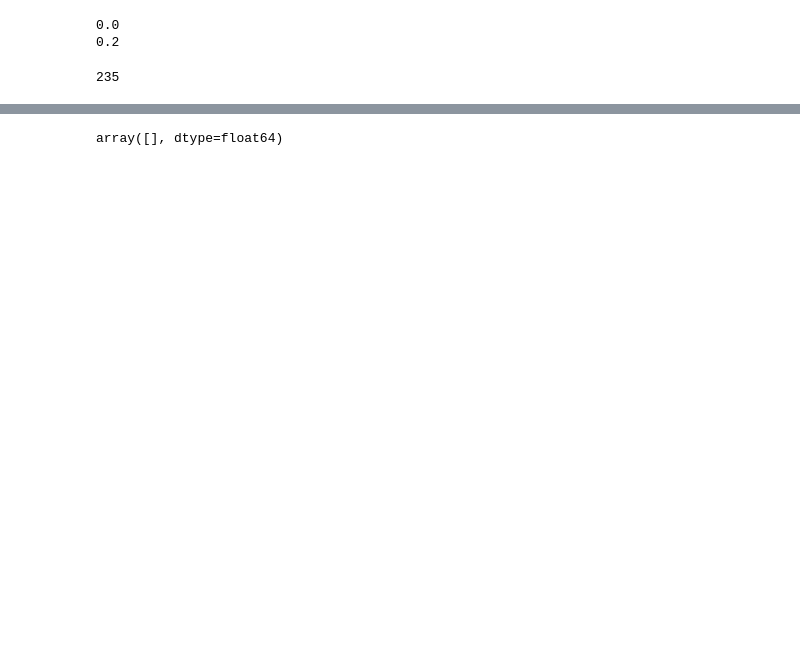
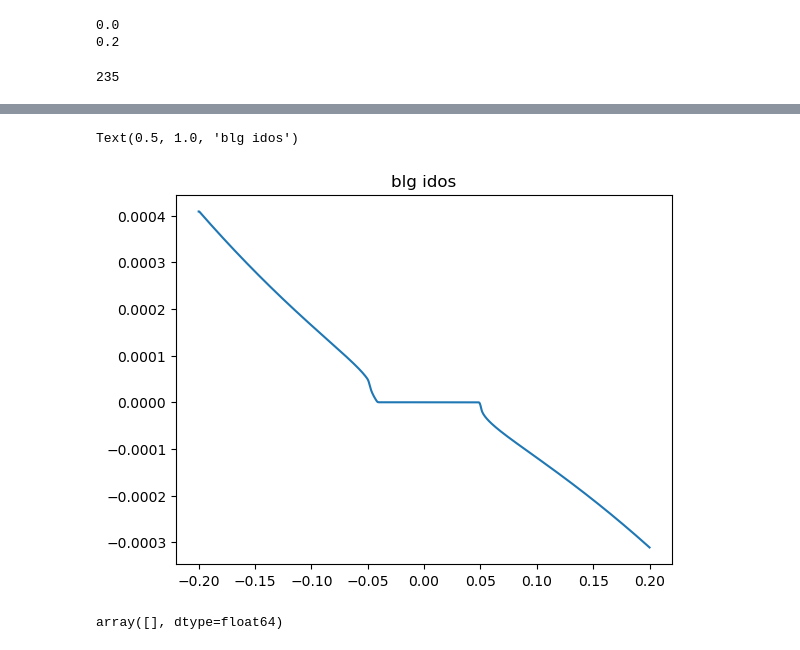
Before and after one commit to bastistoeck/Projektarbeit-1, a Jupyter notebook: class_testing_tmdc_debugging.ipynb, the cells around one changed output, grey strips where cells are left out. Saved outputs shown, nothing was run; the diff lists cells and outputs as text; code cells hidden in the pictures; blank space fills up the shorter version.

```diff
--- a/class_testing_tmdc_debugging.ipynb
+++ b/class_testing_tmdc_debugging.ipynb
@@ -258,3 +262,9 @@ plt.legend()
+# %%
+plt.plot(energy_interval, idos[200, :])
+plt.title('blg idos')
+# %% [output]
+Text(0.5, 1.0, 'blg idos')
+[figure, added]
 # %%
 energy_interval[index1:index2]
 # %% [output]
```
Also changed, not shown: parts of 12 cells of this notebook, 2 other files.
